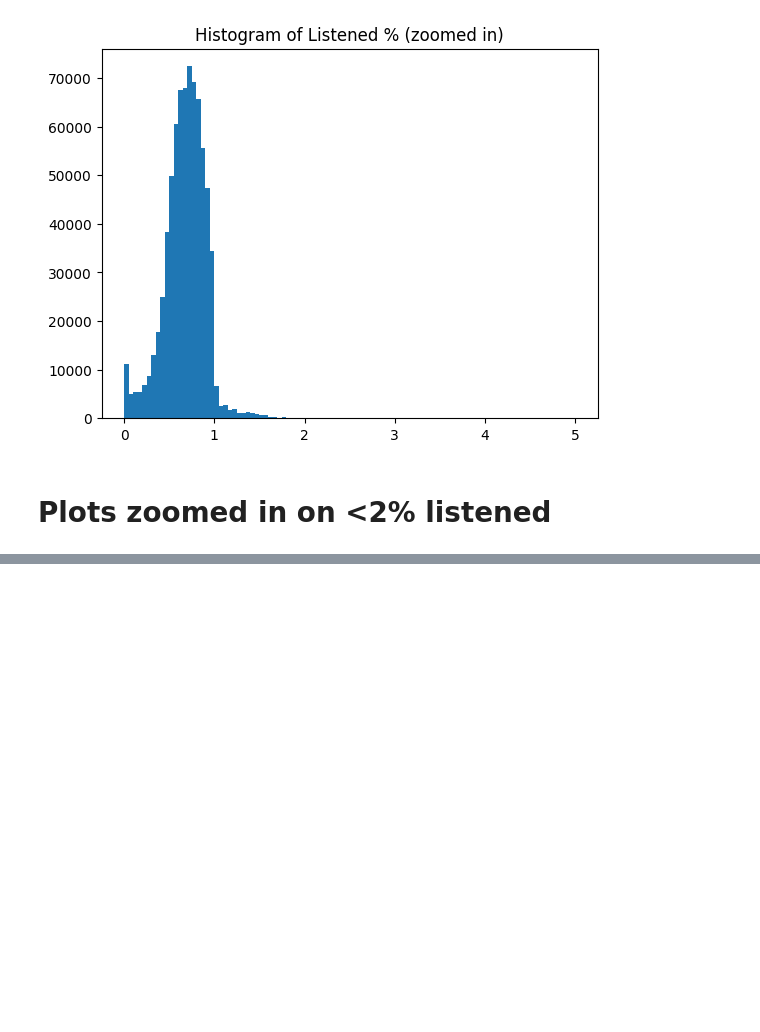
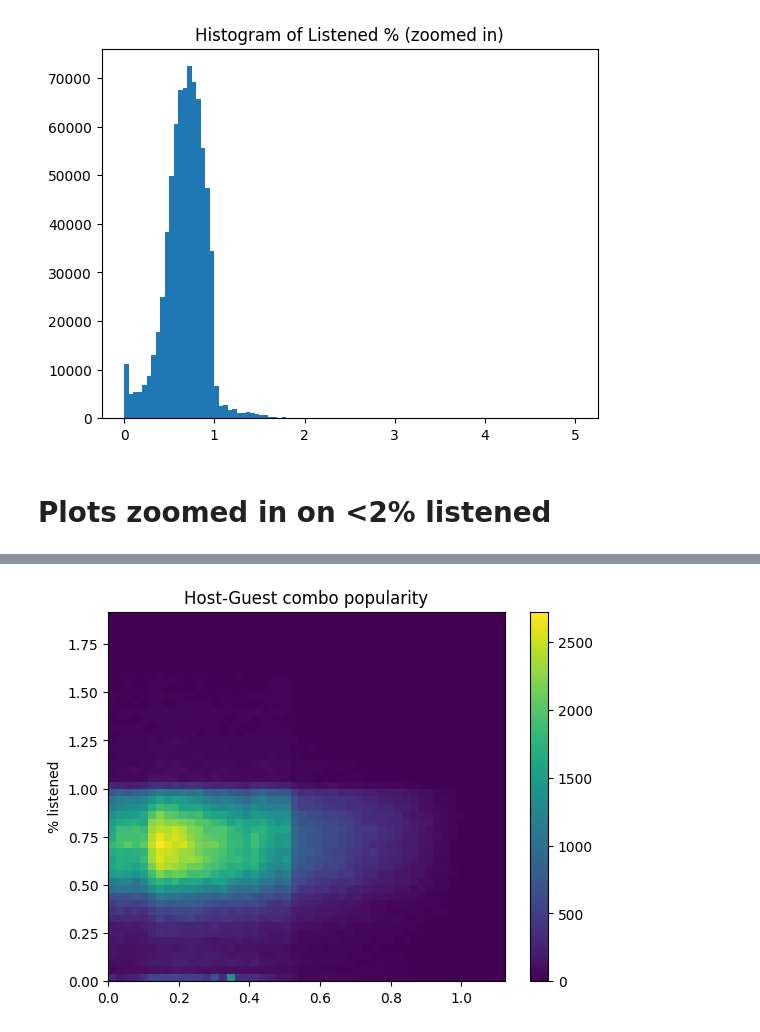
Before and after one commit to Mkranj/podcast_listening_time, a Jupyter notebook: EDA.ipynb, the cells around one changed output, grey strips where cells are left out. Cells and saved outputs as stored; diff of their text form; code cells hidden in the pictures; blank space fills up the shorter version.

```diff
--- a/EDA.ipynb
+++ b/EDA.ipynb
@@ -546,0 +534,5 @@ Text(0, 0.5, '% listened')
+# %%
+make_hist2d("Host_Guest_combo_percentage",
+           "Host-Guest combo popularity")
+# %% [output]
+[figure, added]
```
Also changed, not shown: parts of 19 cells of this notebook.
